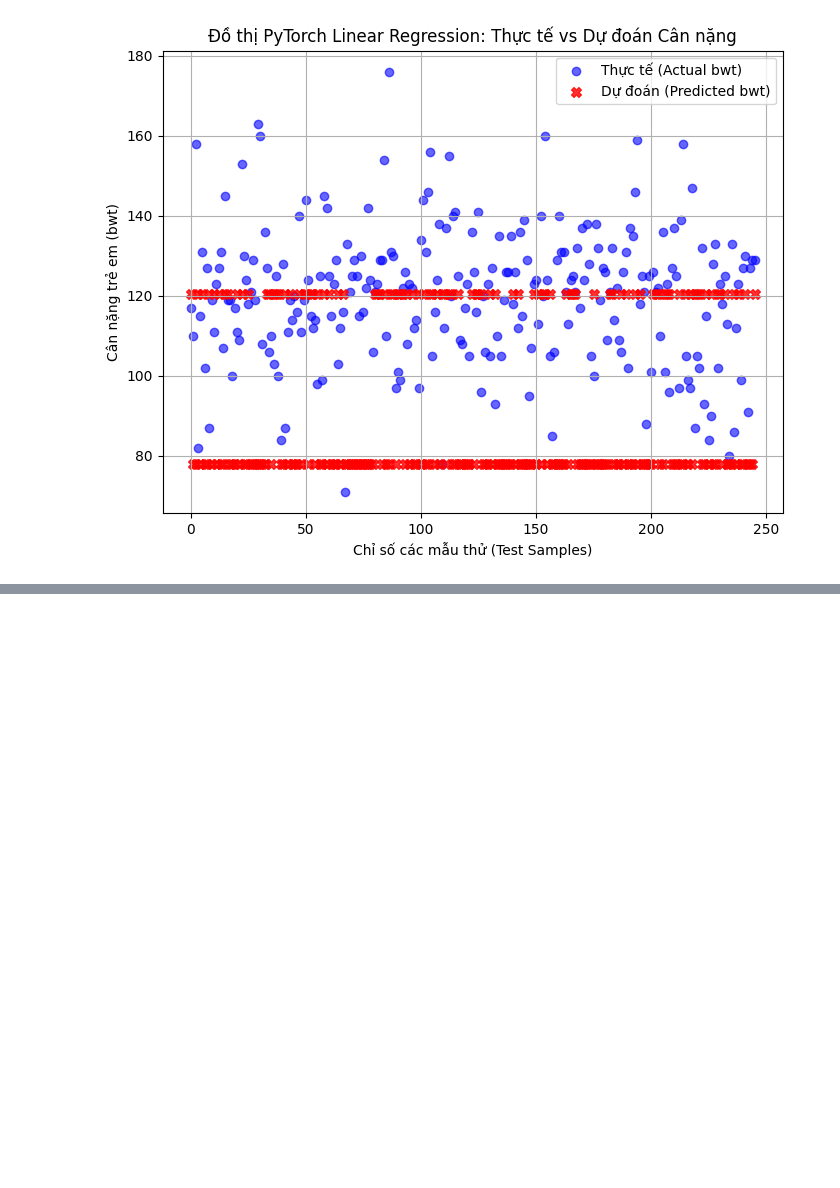
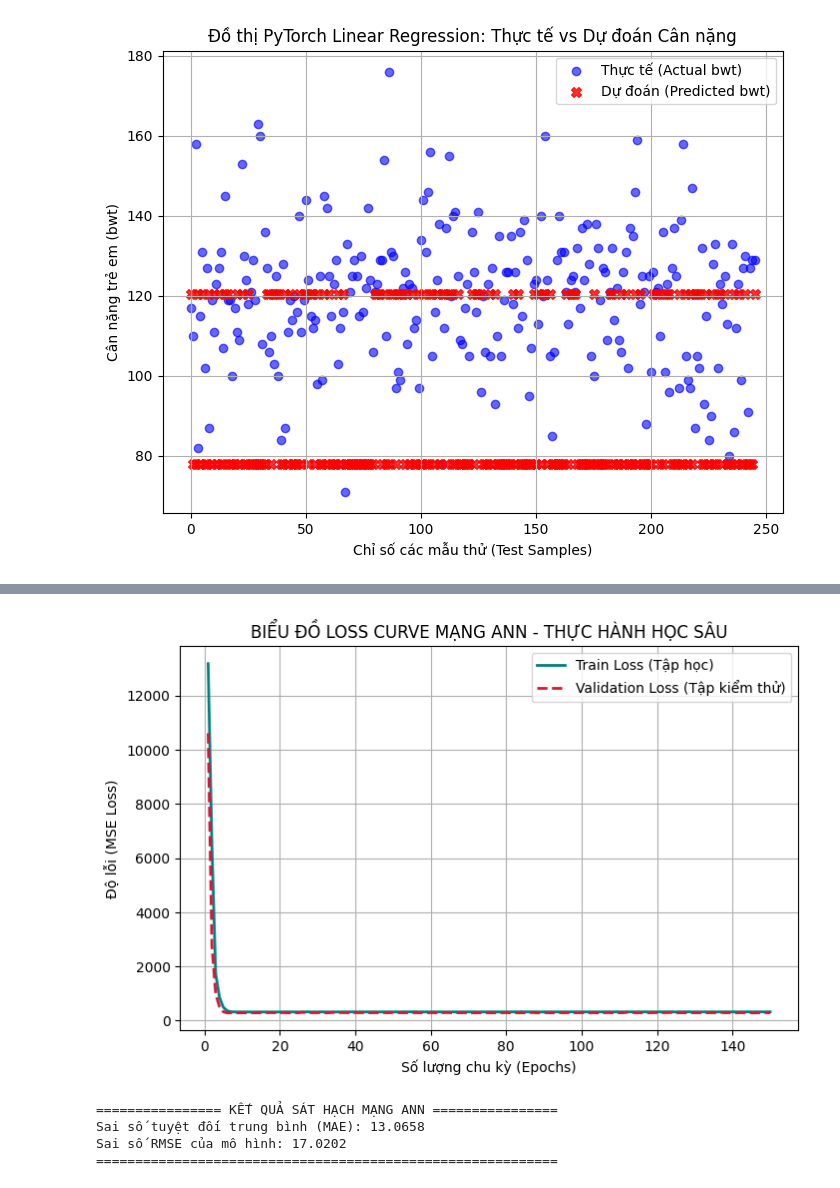
Before and after one commit to pchnqoc/TH_DeepLearning, a Jupyter notebook: Lab2_LinearRegression.ipynb, the cells around one changed output, grey strips where cells are left out. Cells and saved outputs as stored; diff of their text form; code cells hidden in the pictures; blank space fills up the shorter version.

```diff
--- a/Lab2_LinearRegression.ipynb
+++ b/Lab2_LinearRegression.ipynb
@@ -359,0 +599,31 @@ Chỉ số RMSE (Căn bậc hai của MSE): 38.3019
+# %%
+# Vẽ đồ thị Loss Curve theo yêu cầu bài học
+plt.figure(figsize=(8, 5))
+plt.plot(range(1, epochs + 1), train_loss_history, label='Train Loss (Tập học)', color='teal', linewidth=2)
+plt.plot(range(1, epochs + 1), val_loss_history, label='Validation Loss (Tập kiểm thử)', color='crimson', linestyle='--', linewidth=2)
+plt.xlabel('Số lượng chu kỳ (Epochs)')
+plt.ylabel('Độ lỗi (MSE Loss)')
+plt.title('BIỂU ĐỒ LOSS CURVE MẠNG ANN - THỰC HÀNH HỌC SÂU')
+plt.legend()
+plt.grid(True)
+plt.show()
+
+# Đánh giá các chỉ số metrics cuối cùng
+model.eval()
+with torch.no_grad():
+    val_preds = model(X_val_tensor).numpy()
+    val_targets = y_val_tensor.numpy()
+
+mae = np.mean(np.abs(val_preds - val_targets))
+rmse = np.sqrt(np.mean((val_preds - val_targets) ** 2))
+
+print("\n================ KẾT QUẢ SÁT HẠCH MẠNG ANN ================")
+print(f"Sai số tuyệt đối trung bình (MAE): {mae:.4f}")
+print(f"Sai số RMSE của mô hình: {rmse:.4f}")
+print("===========================================================")
+# %% [output]
+[figure, added]
+================ KẾT QUẢ SÁT HẠCH MẠNG ANN ================
+Sai số tuyệt đối trung bình (MAE): 13.0658
+Sai số RMSE của mô hình: 17.0202
+===========================================================
```
Also changed, not shown: parts of 4 cells of this notebook.
